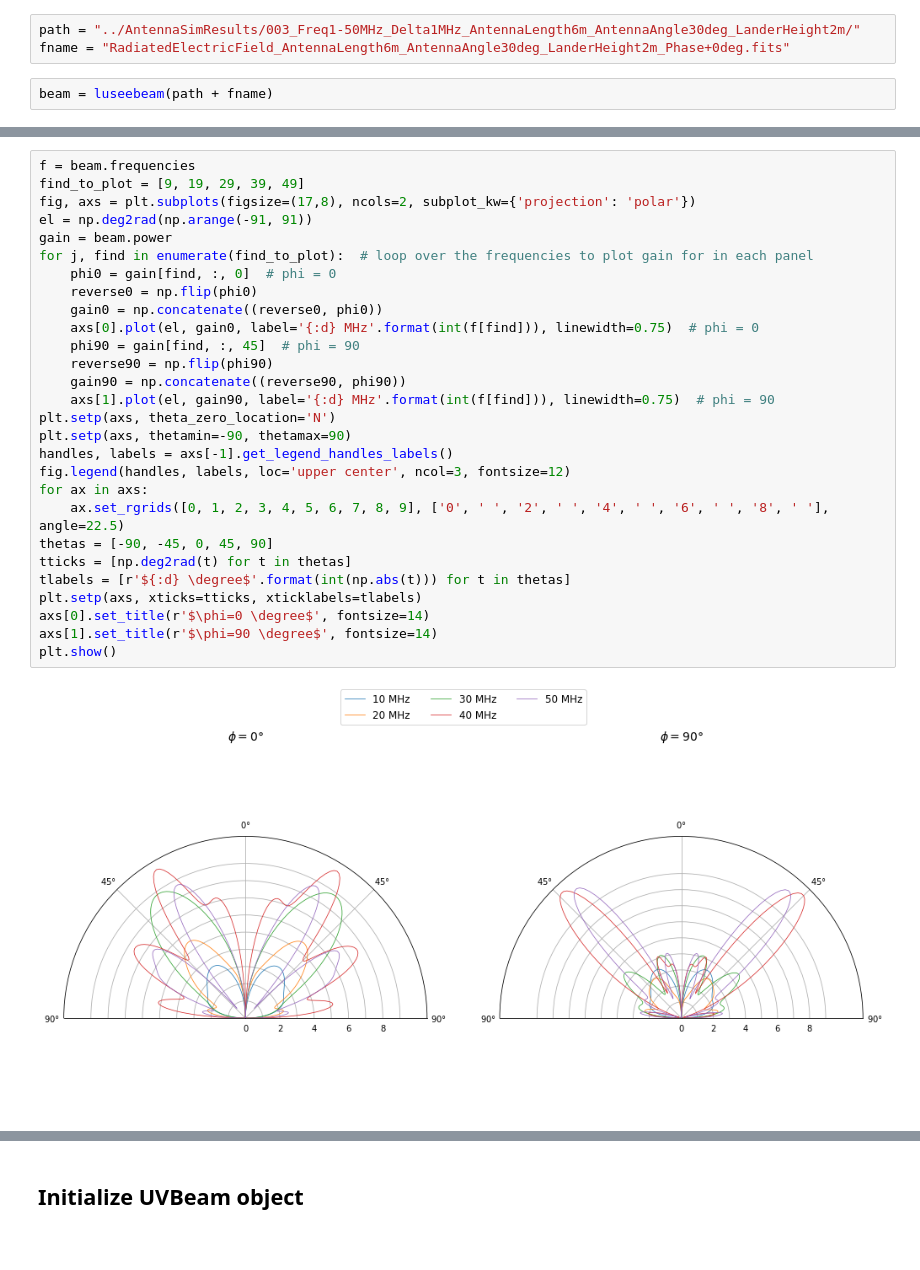
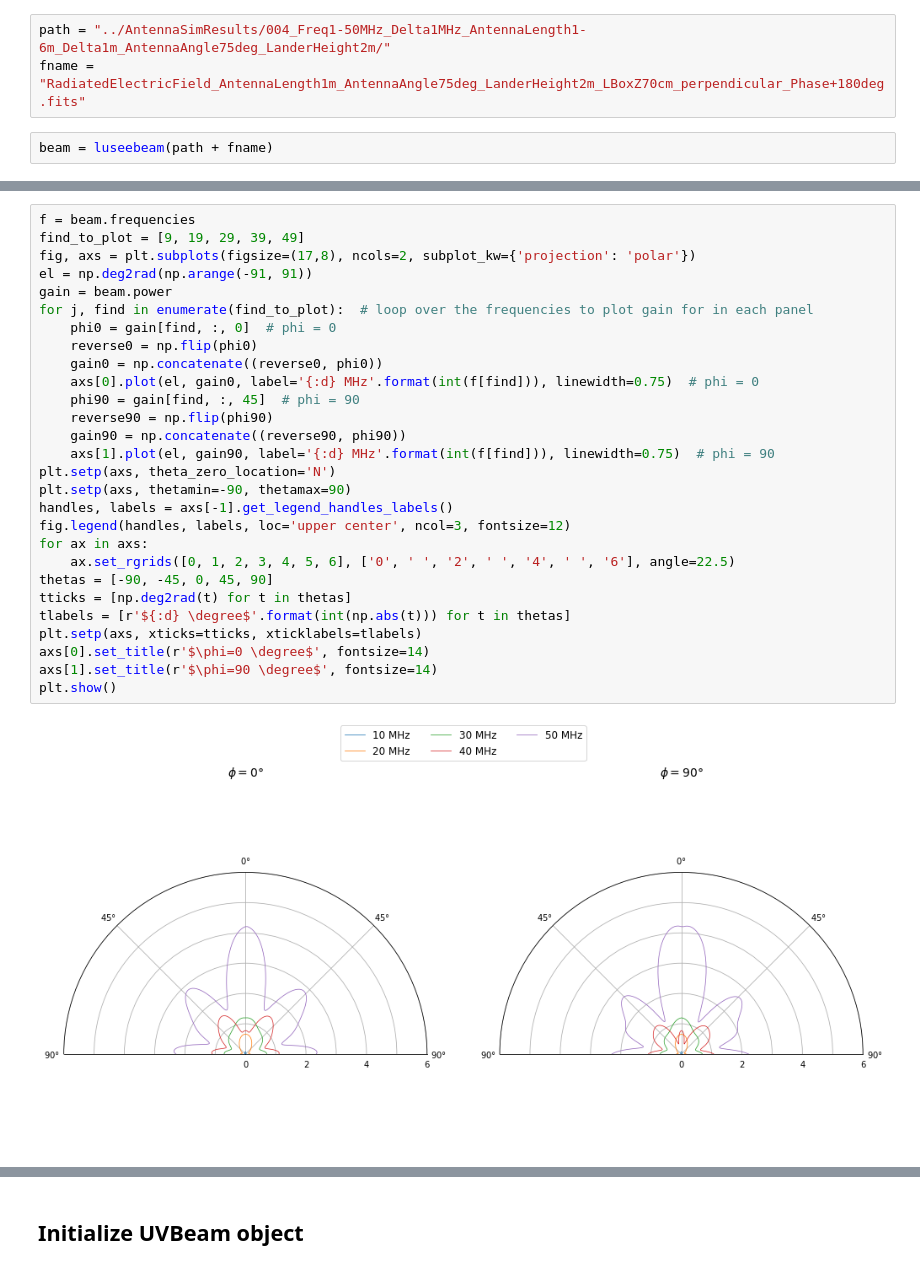
Before and after one commit to christianhbye/lusee_sky_simulations, a Jupyter notebook: notebooks/visualize_beams.ipynb, the cells around one changed output, grey strips where cells are left out. Saved outputs shown, nothing was run; the diff lists cells and outputs as text.

```diff
--- a/notebooks/visualize_beams.ipynb
+++ b/notebooks/visualize_beams.ipynb
@@ -8,8 +8,8 @@ from pyuvdata import uvbeam
 # %% [markdown]
 ## Visualize original beam
 # %%
-path = "../AntennaSimResults/003_Freq1-50MHz_Delta1MHz_AntennaLength6m_AntennaAngle30deg_LanderHeight2m/"
-fname = "RadiatedElectricField_AntennaLength6m_AntennaAngle30deg_LanderHeight2m_Phase+0deg.fits"
+path = "../AntennaSimResults/004_Freq1-50MHz_Delta1MHz_AntennaLength1-6m_Delta1m_AntennaAngle75deg_LanderHeight2m/"
+fname = "RadiatedElectricField_AntennaLength1m_AntennaAngle75deg_LanderHeight2m_LBoxZ70cm_perpendicular_Phase+180deg.fits"
 # %%
 beam = luseebeam(path + fname)
 # %%
@@ -32,33 +32,33 @@ for phi in [0, 90]:
 # %%
 f = beam.frequencies
 find_to_plot = [9, 19, 29, 39, 49]
 fig, axs = plt.subplots(figsize=(17,8), ncols=2, subplot_kw={'projection': 'polar'})
 el = np.deg2rad(np.arange(-91, 91))
 gain = beam.power
 for j, find in enumerate(find_to_plot):  # loop over the frequencies to plot gain for in each panel
     phi0 = gain[find, :, 0]  # phi = 0
     reverse0 = np.flip(phi0)
     gain0 = np.concatenate((reverse0, phi0))
     axs[0].plot(el, gain0, label='{:d} MHz'.format(int(f[find])), linewidth=0.75)  # phi = 0
     phi90 = gain[find, :, 45]  # phi = 90
     reverse90 = np.flip(phi90)
     gain90 = np.concatenate((reverse90, phi90))
     axs[1].plot(el, gain90, label='{:d} MHz'.format(int(f[find])), linewidth=0.75)  # phi = 90
 plt.setp(axs, theta_zero_location='N')
 plt.setp(axs, thetamin=-90, thetamax=90)
 handles, labels = axs[-1].get_legend_handles_labels()
 fig.legend(handles, labels, loc='upper center', ncol=3, fontsize=12)
 for ax in axs:
-    ax.set_rgrids([0, 1, 2, 3, 4, 5, 6, 7, 8, 9], ['0', ' ', '2', ' ', '4', ' ', '6', ' ', '8', ' '], angle=22.5)
+    ax.set_rgrids([0, 1, 2, 3, 4, 5, 6], ['0', ' ', '2', ' ', '4', ' ', '6'], angle=22.5)
 thetas = [-90, -45, 0, 45, 90]
 tticks = [np.deg2rad(t) for t in thetas]
 tlabels = [r'${:d} \degree$'.format(int(np.abs(t))) for t in thetas]
 plt.setp(axs, xticks=tticks, xticklabels=tlabels)
 axs[0].set_title(r'$\phi=0 \degree$', fontsize=14)
 axs[1].set_title(r'$\phi=90 \degree$', fontsize=14)
 plt.show()
 # %% [output]
-[figure, old version]
+[figure, new version]
 # %%
 freq = 45
 find = np.argmin(np.abs(beam.frequencies - freq))
```
Also changed, not shown: parts of 10 cells of this notebook.
